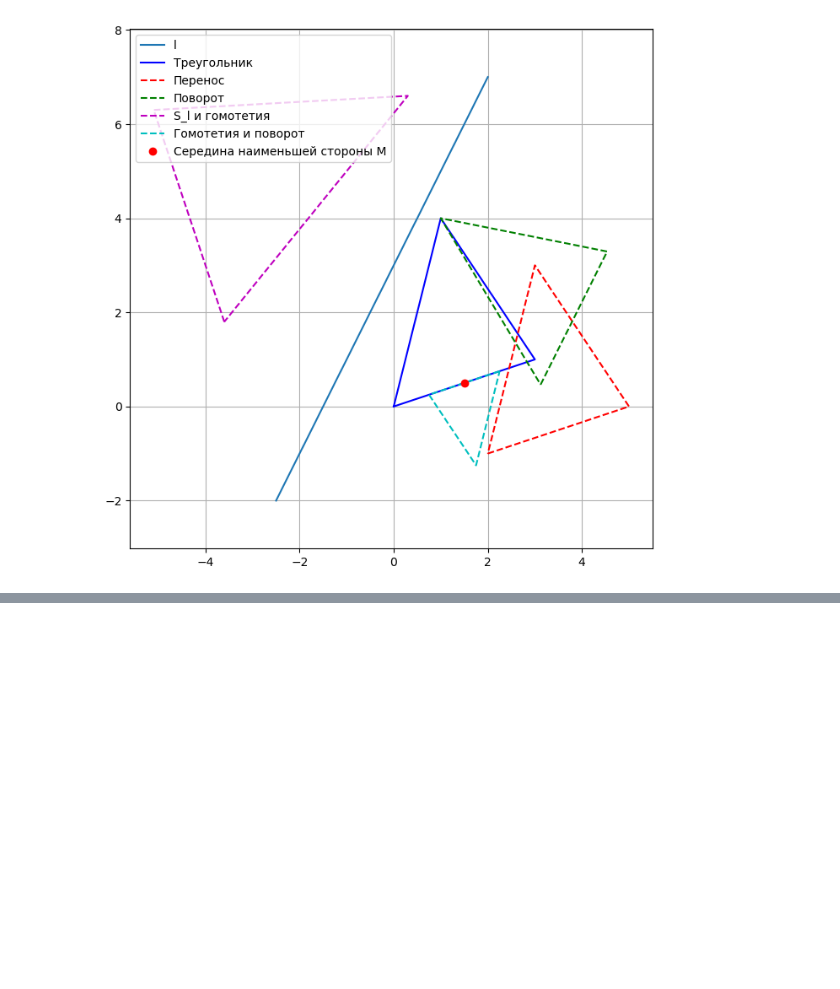
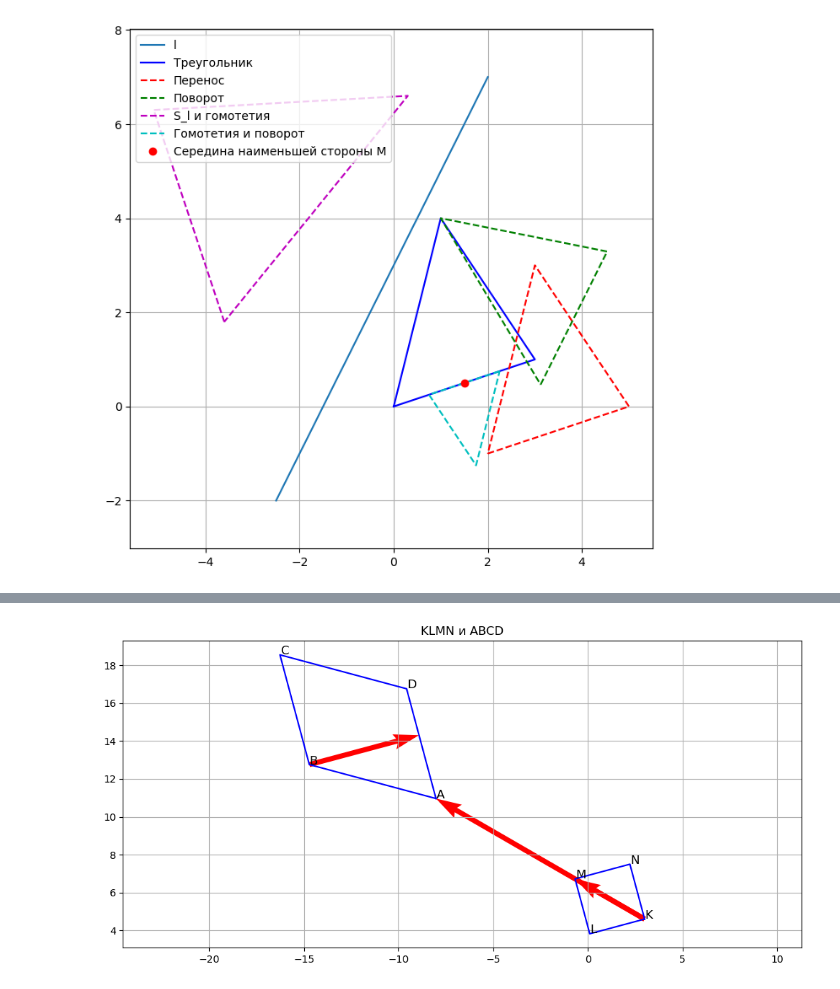
Before and after one commit to fish-from-SanDiego/geom-labs, a Jupyter notebook: lab1.ipynb, the cells around one changed output, grey strips where cells are left out. Saved outputs shown, nothing was run; the diff lists cells and outputs as text; code cells hidden in the pictures; blank space fills up the shorter version.

```diff
--- a/lab1.ipynb
+++ b/lab1.ipynb
@@ -1,6 +1,5 @@
 # %%
 import math
-from cProfile import label
 
 import numpy as np
 import matplotlib.pyplot as plt
@@ -35,12 +34,12 @@ def translation_matrix(a):
     ])
 
 
-def rotation_matrix(phi_radians, center):
+def rotation_matrix(phi_radians, center, t=np.array([0, 0])):
     cos_phi, sin_phi = math.cos(phi_radians), math.sin(phi_radians)
     cx, cy = center
     return np.array([
-        [cos_phi, -sin_phi, - (cx * cos_phi - cy * sin_phi) + cx],
-        [sin_phi, cos_phi, - (cx * sin_phi + cy * cos_phi) + cy],
+        [cos_phi, -sin_phi, - (cx * cos_phi - cy * sin_phi) + cx + t[0]],
+        [sin_phi, cos_phi, - (cx * sin_phi + cy * cos_phi) + cy + t[1]],
         [0, 0, 1]
     ])
 
@@ -119,0 +148,74 @@ plt.show()
+# %%
+import numpy as np
+import matplotlib.pyplot as plt
+
+
+def plot_square(vertices, labels, style='b-'):
+    vertices = np.hstack([vertices, vertices[:, :1]])
+    plt.plot(vertices[0], vertices[1], style)
+    for i, label in enumerate(labels):
+        x = vertices[0, i]
+        y = vertices[1, i]
+        plt.text(x + 0.02, y + 0.02, label, fontsize=12, color='black')
+
+
+a = 3
+
+square_template = np.array([
+    [0, 0, a, a],
+    [0, a, a, 0],
+    [1, 1, 1, 1]
+])
+
+KLMN = apply_transformation(rotation_matrix(7 * np.pi / 12, [0, 0], [3, 4.6]), square_template)
+KN_vec = KLMN[:2, 3] - KLMN[:2, 0]
+KM_vec = KLMN[:2, 2] - KLMN[:2, 0]
+K = KLMN[:2, 0]
+KN_angle = np.arctan2(KN_vec[1], KN_vec[0])
+print('вектор KN:', KN_vec)
+print('K:', K)
+print('Угол, pi радиан:', KN_angle / np.pi)
+
+F = rotation_matrix(KN_angle, [0, 0], K) @ shear_x_matrix(1 / np.sqrt(3), [3 * a, 3 * a]) @ stretch_y_matrix(
+    2) @ stretch_x_matrix(2) @ rotation_matrix(
+    -KN_angle, [0, 0]) @ translation_matrix(-K)
+ABCD = apply_transformation(F, KLMN)
+KLMN_labels = ['K', 'L', 'M', 'N']
+ABCD_labels = ['A', 'B', 'C', 'D']
+
+plt.figure(figsize=(10, 5))
+
+# Исходный квадрат KLMN
+# plt.subplot(1, 2, 1)
+plot_square(KLMN, labels=KLMN_labels)
+plot_square(ABCD, labels=ABCD_labels)
+plt.title("KLMN и ABCD")
+plt.grid()
+
+plt.quiver(K[0], K[1], KM_vec[0], KM_vec[1], scale_units='xy', scale=1, color='red')
+plt.quiver(K[0], K[1], KM_vec[0] * 3, KM_vec[1] * 3, scale_units='xy', scale=1, color='red')
+
+plt.tight_layout()
+plt.axis('equal')
+
+AD_vec = ABCD[:2, 3] - ABCD[:2, 0]
+AB_vec = ABCD[:2, 1] - ABCD[:2, 0]
+
+print()
+print('KN и AD паралелльны:', abs(KN_vec[0] * AD_vec[1] - KN_vec[1] * AD_vec[0]) < 1e-8)
+print('длина AD (в сторонах квадрата):', np.linalg.norm(AD_vec) / a)
+# Находим проекцию AB на AD
+AD_direction = AD_vec / np.linalg.norm(AD_vec)
+AD_proj = np.dot(AD_direction, AB_vec) * AD_direction
+BH_vec = -(AB_vec - AD_proj)
+B = ABCD[:2, 1]
+plt.quiver(B[0], B[1], BH_vec[0], BH_vec[1], scale_units='xy', scale=1, color='red')
+print('дина BH (в сторонах квадрата):', np.linalg.norm(BH_vec) / a)
+
+cos_BAD = np.dot(AB_vec, AD_vec) / (np.linalg.norm(AB_vec) * np.linalg.norm(AD_vec))
+
+BAD_angle = np.arccos(np.clip(cos_BAD, -1.0, 1.0))
+print('Угол при A (в pi радиан):', BAD_angle / np.pi)
+
+plt.show()
+# %% [output]
@@ -119,0 +230 @@ plt.show()
+[figure, added]
```
Also changed, not shown: parts of 3 cells of this notebook.
